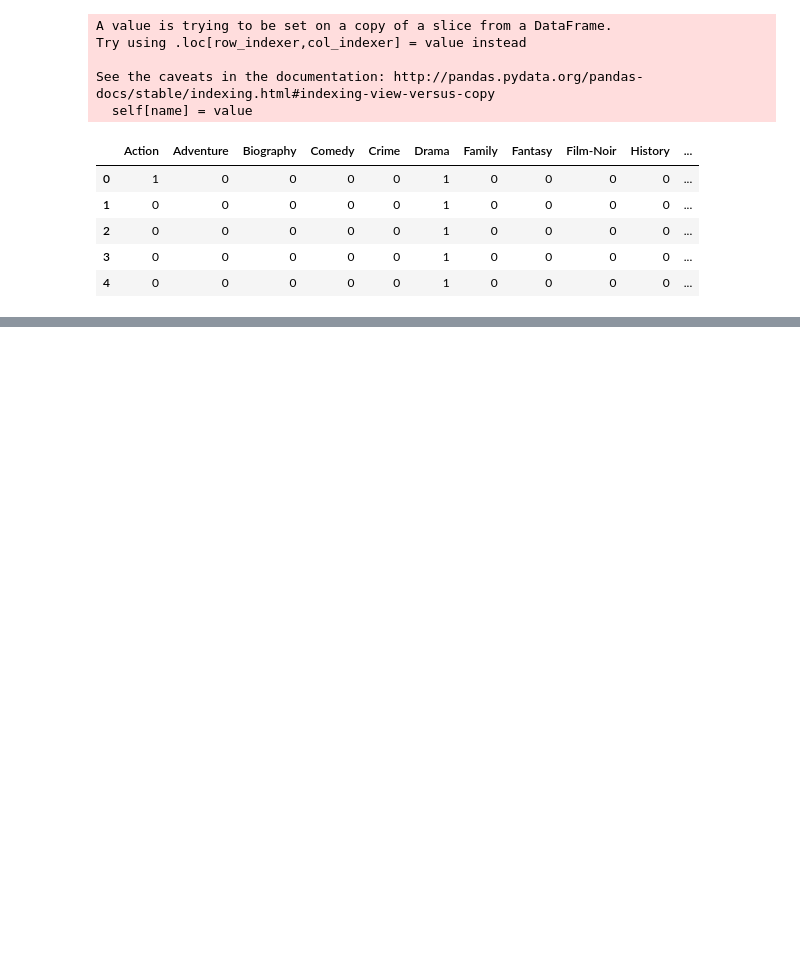
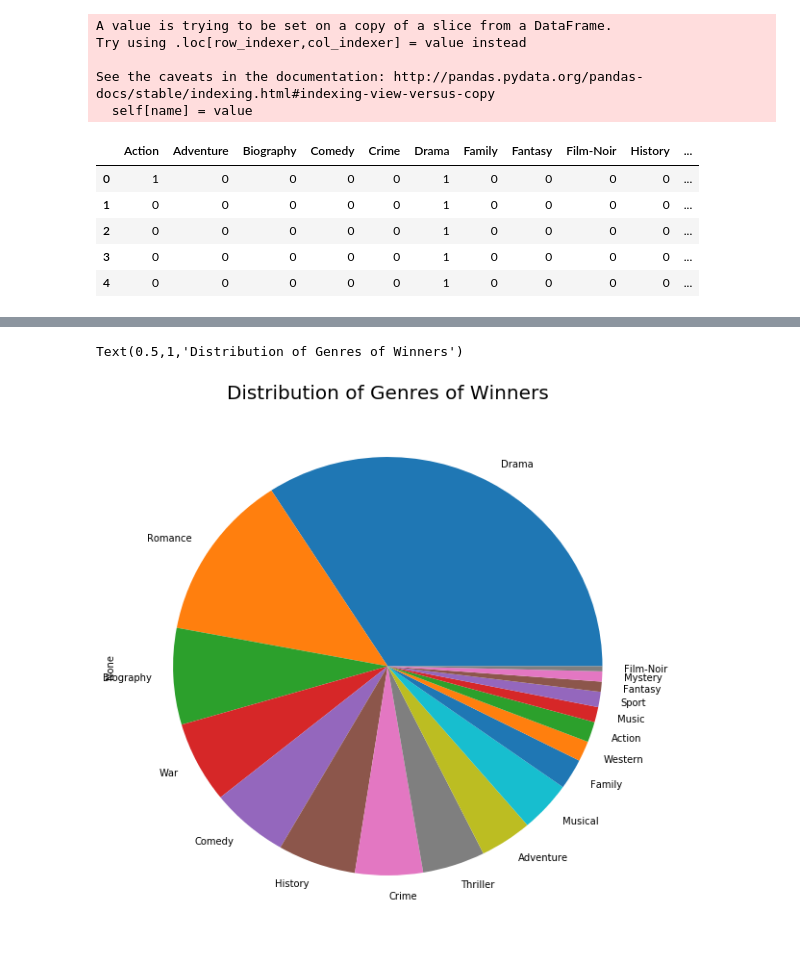
Before and after one commit to gfilangeri/OscarBestPicturePrediction, a Jupyter notebook: DataVisualizations.ipynb, the cells around one changed output, grey strips where cells are left out. Drawn from its saved outputs; the diff is of its cells as text; code cells hidden in the pictures; blank space fills up the shorter version.

```diff
--- a/DataVisualizations.ipynb
+++ b/DataVisualizations.ipynb
@@ -259,0 +72,6 @@ len(oscar_movies.Production.str.upper().unique())
+# %%
+genres_winner.sum().sort_values(ascending=False).plot.pie(figsize=(10,10))
+plt.title("Distribution of Genres of Winners", size=20)
+# %% [output]
+Text(0.5,1,'Distribution of Genres of Winners')
+[figure, added]
```
Also changed, not shown: parts of 73 cells of this notebook, 6 other files.
